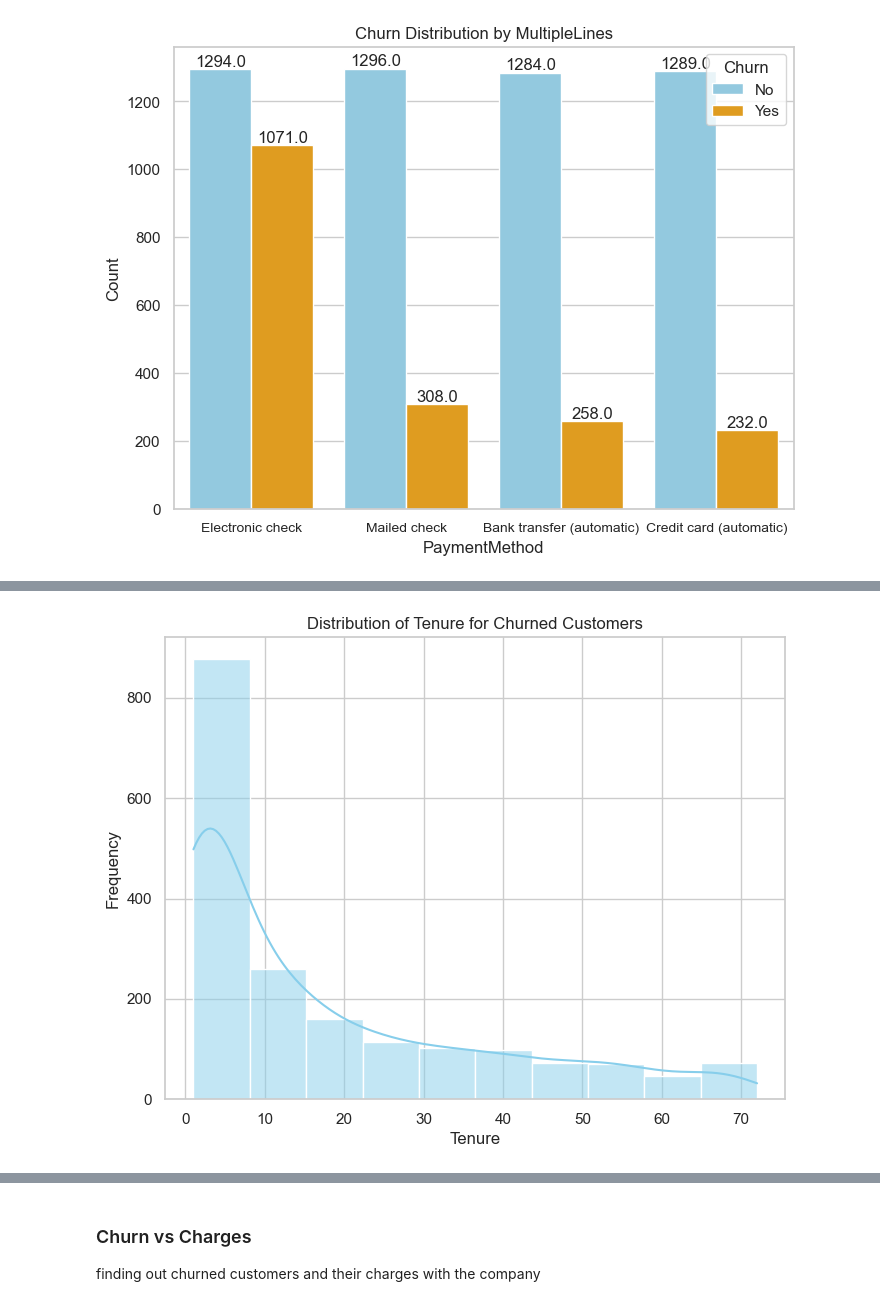
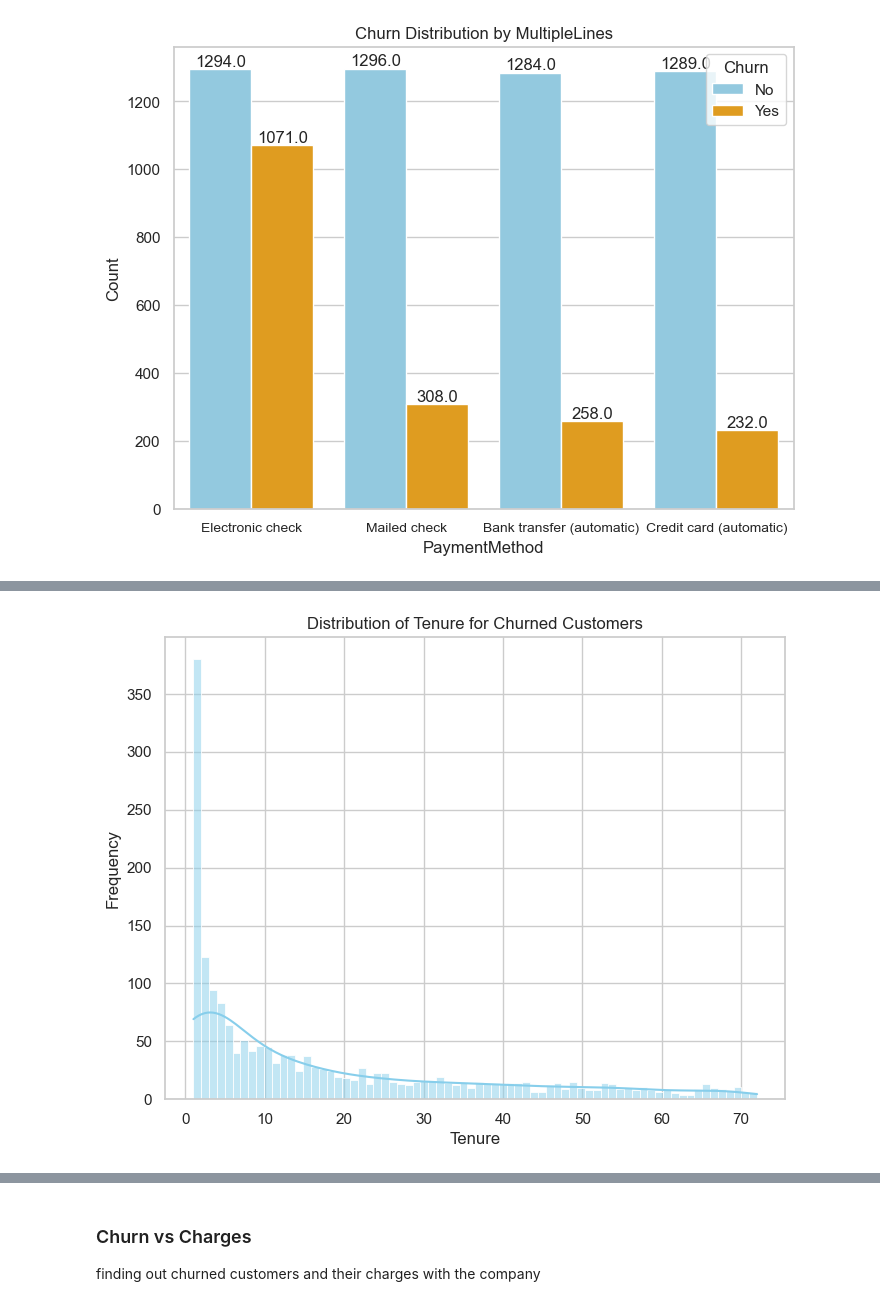
Before and after one commit to thisissteff/customer_churn_prediction, a Jupyter notebook: customer_churn.ipynb, the cells around one changed output, grey strips where cells are left out. Saved outputs shown, nothing was run; the diff lists cells and outputs as text; code cells hidden in the pictures.

```diff
--- a/customer_churn.ipynb
+++ b/customer_churn.ipynb
@@ -102,42 +98,3 @@ perform label encoding on dataset for machine learning
-# %%
-# predictor variable CHURN. yes = 1, no = 0
-df['Churn'] = df['Churn'].apply(lambda x: 1 if x == 'Yes' else 0)
-
-# gender. Female = 1, male = 0
-df['gender'] = df['gender'].apply(lambda x: 1 if x == 'Female' else 0)
-
-# Partner. yes = 1, no = 0
-df['Partner'] = df['Partner'].apply(lambda x: 1 if x == 'Yes' else 0)
-
-# Dependents. yes = 1, no = 0
-df['Dependents'] = df['Dependents'].apply(lambda x: 1 if x == 'Yes' else 0)
-
-# phone service.  yes = 1, no = 0
-df['PhoneService'] = df['PhoneService'].apply(lambda x: 1 if x == 'Yes' else 0)
-
-# multiple lines. no phone service = 2, yes = 1, no = 0
-df['MultipleLines'] = df['MultipleLines'].apply(lambda x: 1 if x == 'Yes' else (0 if x == 'No' else 2))
-
-# InternetService. Fibre optic = 2, dsl = 1, no = 0
-df['InternetService'] = df['InternetService'].apply(lambda x: 1 if x == 'DSL' else (0 if x == 'No' else 2))
-
-# OnlineSecurity, OnlineBackup, DeviceProtection, TechSupport, StreamingTV, StreamingMovies No internet service = 2, yes = 1, no = 0
-df['OnlineSecurity'] = df['OnlineSecurity'].apply(lambda x: 1 if x == 'Yes' else (0 if x == 'No' else 2))
-df['OnlineBackup'] = df['OnlineBackup'].apply(lambda x: 1 if x == 'Yes' else (0 if x == 'No' else 2))
-df['DeviceProtection'] = df['DeviceProtection'].apply(lambda x: 1 if x == 'Yes' else (0 if x == 'No' else 2))
-df['TechSupport'] = df['TechSupport'].apply(lambda x: 1 if x == 'Yes' else (0 if x == 'No' else 2))
-df['StreamingTV'] = df['StreamingTV'].apply(lambda x: 1 if x == 'Yes' else (0 if x == 'No' else 2))
-df['StreamingMovies'] = df['StreamingMovies'].apply(lambda x: 1 if x == 'Yes' else (0 if x == 'No' else 2))
-
-# Contract. two year = 2, one year = 1, month-to-month = 0
-df['Contract'] = df['Contract'].apply(lambda x: 1 if x == 'One year' else (0 if x == 'Month-to-month' else 2))
-
-# PaperlessBilling. yes = 1, no = 0
-df['PaperlessBilling'] = df['PaperlessBilling'].apply(lambda x: 1 if x == 'Yes' else 0)
-
-# PaymentMethod Electronic check = 3, Mailed check = 2, Bank transfer (automatic) = 1, Credit card (automatic) = 0
-payment_mapping = {'Electronic check': 3, 'Mailed check': 2, 'Bank transfer (automatic)': 1, 'Credit card (automatic)': 0}
-df['PaymentMethod'] = df['PaymentMethod'].map(payment_mapping)
 # %%
 len(df)
 # %% [output]
@@ -430,13 +382,15 @@ df_churn
 # %%
+df_churn = df[df['Churn'] == "Yes"]
+
 plt.figure(figsize=(8, 6))
-sns.histplot(df_churn['tenure'], bins=10, kde=True, color='skyblue')
+sns.histplot(df_churn['tenure'], bins=72, kde=True, color='skyblue')
 
 # Add labels and a title
 plt.xlabel("Tenure")
 plt.ylabel("Frequency")
 plt.title("Distribution of Tenure for Churned Customers")
 
 # Show the plot
 plt.show()
 # %% [output]
-[figure, old version]
+[figure, new version]
```
Also changed, not shown: parts of 19 cells of this notebook.
